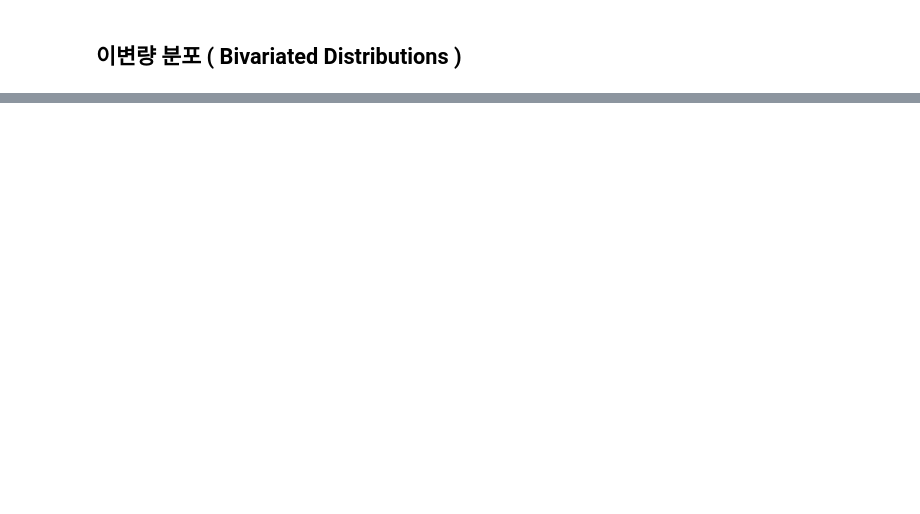
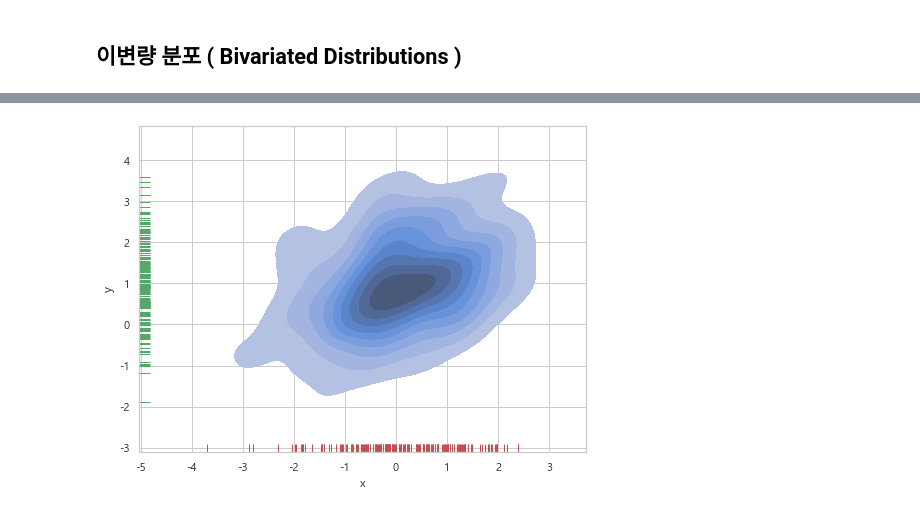
Before and after one commit to unknown-jun/Data-Visualization, a Jupyter notebook: seaborn/S04. Distribution Visualization.ipynb, the cells around one changed output, grey strips where cells are left out. Saved outputs shown, nothing was run; the diff lists cells and outputs as text; code cells hidden in the pictures; blank space fills up the shorter version.

```diff
--- a/seaborn/S04. Distribution Visualization.ipynb
+++ b/seaborn/S04. Distribution Visualization.ipynb
@@ -83,0 +116,7 @@ sns.distplot(x, kde=False, fit=stats.gamma);
+# %%
+plt.figure(figsize=(8, 6))
+sns.kdeplot(df.x, df.y, shade=True)
+sns.rugplot(df.x, color='r')
+sns.rugplot(df.y, color='g', vertical=True);
+# %% [output]
+[figure, added]
```
Also changed, not shown: parts of 20 cells of this notebook.
